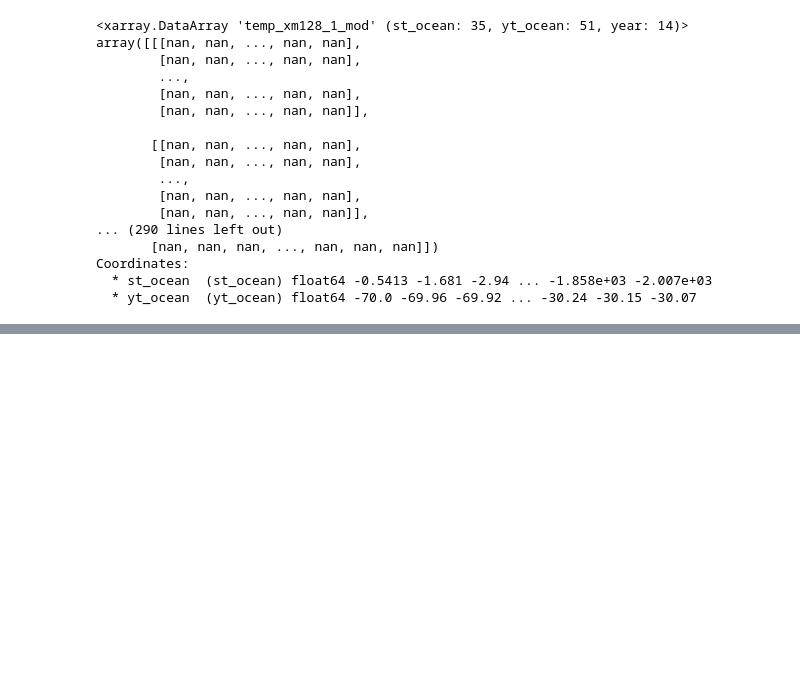
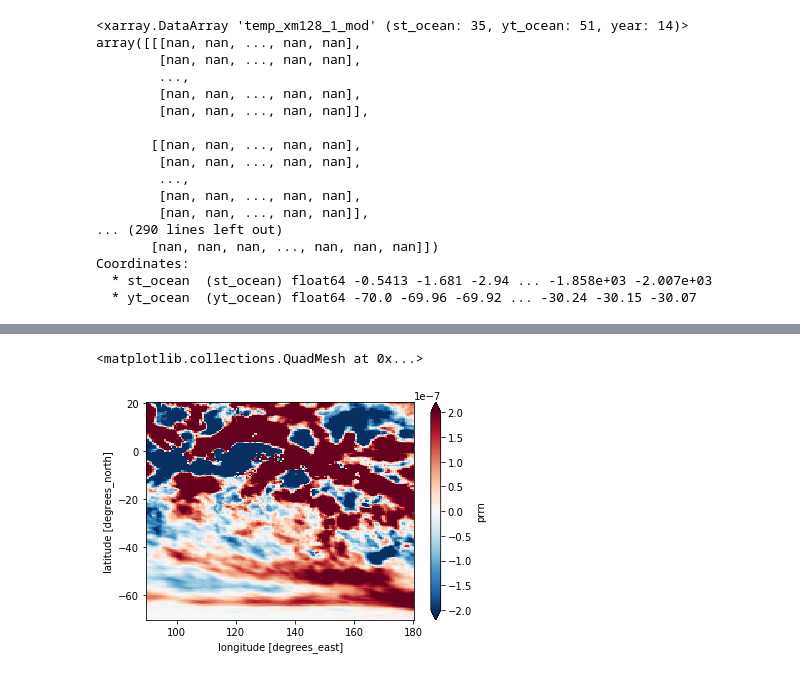
Before and after one commit to ERDuran/Australian-waters-diagnostics, a Jupyter notebook: scripts/p57_plot_MLD_zonal_meridional_sections.ipynb, the cells around one changed output, grey strips where cells are left out. Drawn from its saved outputs; the diff is of its cells as text; code cells hidden in the pictures; blank space fills up the shorter version.

```diff
--- a/scripts/p57_plot_MLD_zonal_meridional_sections.ipynb
+++ b/scripts/p57_plot_MLD_zonal_meridional_sections.ipynb
@@ -450,0 +534,33 @@ Coordinates:
+# %%
+latS = -70
+latN = 20
+lonW = 90-360
+lonE = 180-360
+
+var = 'rain'
+
+all_files = sorted(gb('/g/data/e14/erd561/JRA55-do/v1-3/' + var + '.*.*.nc'))
+
+rain_all = xr.open_mfdataset(all_files).prrn
+
+rain_all.load()
+print(rain_all)
+
+rain = rain_all.groupby('time.year').mean('time', skipna=True)
+print(rain)
+rain = rain.sel(year=slice(1993,2017))
+print(rain)
+# rain_anom = rain - rain_mean
+
+latitude = rain.latitude
+longitude = rain.longitude
+years = rain.year
+
+rain_slopes = xr.DataArray(np.zeros([latitude.shape[0], longitude.shape[0]]), dims=(
+    'latitude', 'longitude'), coords=[latitude, longitude], name='prrn')
+for iid, i in enumerate(latitude):
+    for jid, j in enumerate(longitude):
+        rain_slopes[iid, jid], _, _, _, _ = \
+        stats.linregress(years, rain[:, iid, jid])
+    print('latitude ' + str(np.array(i)))
+print(rain_slopes)
@@ -450,0 +603,5 @@ Coordinates:
+# %%
+rain_slopes.plot(vmax=0.0000002)
+# %% [output]
+<matplotlib.collections.QuadMesh at 0x...>
+[figure, added]
```
Also changed, not shown: parts of 9 cells of this notebook, 6 other files.
